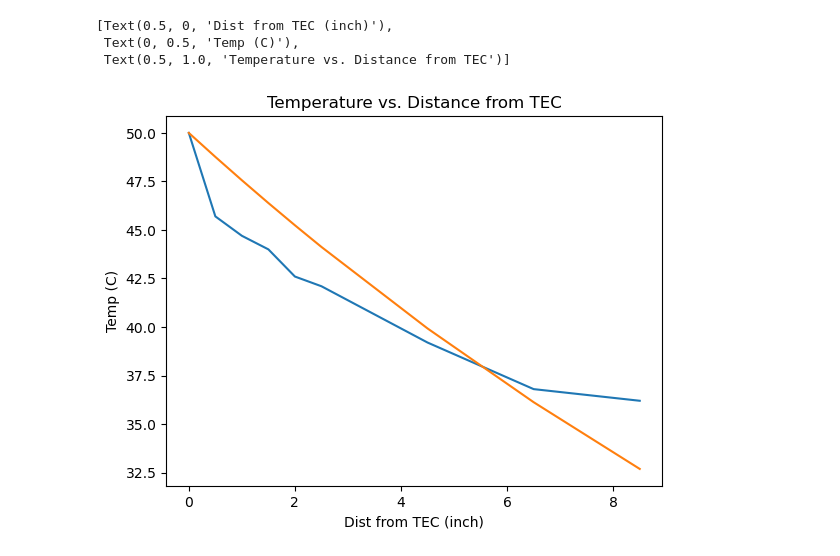
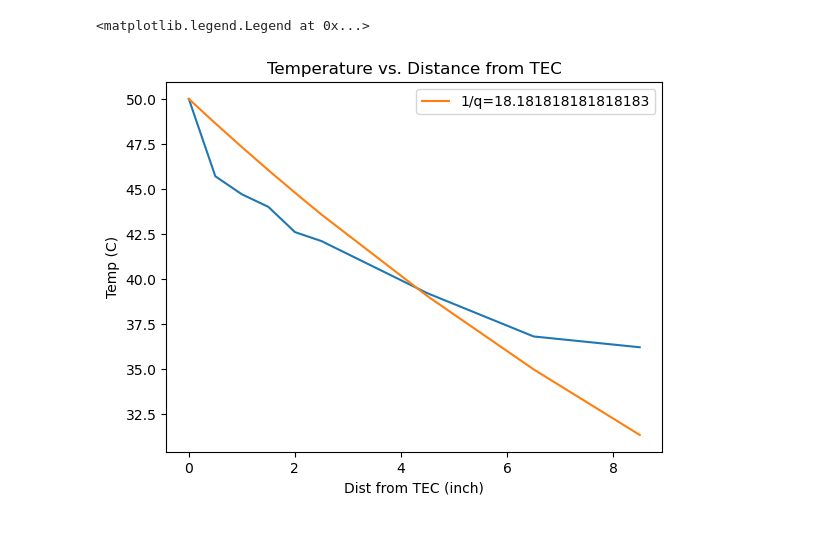
Before and after one commit to SamKelson/PHSY39-ThermControl, a Jupyter notebook: SteadyStateExperiment.ipynb, the cells around one changed output. Saved outputs shown, nothing was run; the diff lists cells and outputs as text; code cells hidden in the pictures.

Commit message:
finished data analysis

```diff
--- a/SteadyStateExperiment.ipynb
+++ b/SteadyStateExperiment.ipynb
@@ -7,11 +10,10 @@ dataX = np.array([0, 0.5, 1.0, 1.5, 2.0, 2.5, 4.5, 6.5, 8.5])
 # %%
 fig, ax = plt.subplots()
 ax.plot(dataX,dataY)
-q=0.05
-ax.plot(dataX,50*np.exp(-1*q*(dataX)))
+q=0.055
+ax.plot(dataX,50*np.exp(-1*q*(dataX)),label="1/q="+str(1/q))
 ax.set(xlabel='Dist from TEC (inch)', ylabel='Temp (C)', title='Temperature vs. Distance from TEC')
+ax.legend()
 # %% [output]
-[Text(0.5, 0, 'Dist from TEC (inch)'),
- Text(0, 0.5, 'Temp (C)'),
- Text(0.5, 1.0, 'Temperature vs. Distance from TEC')]
+<matplotlib.legend.Legend at 0x...>
-[figure, old version]
+[figure, new version]
```
Also changed, not shown: parts of 1 cell of this notebook, 12 other files.
